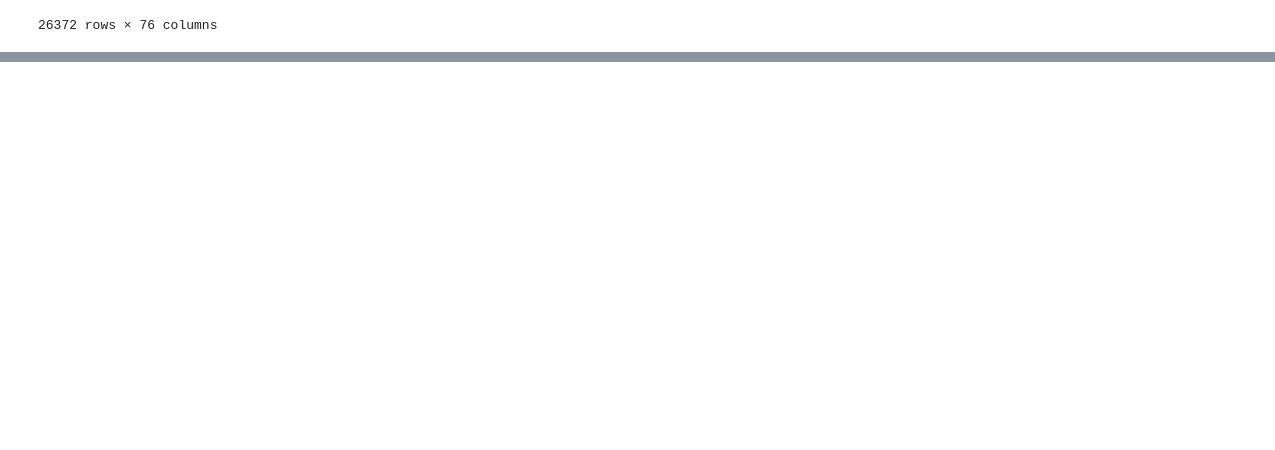
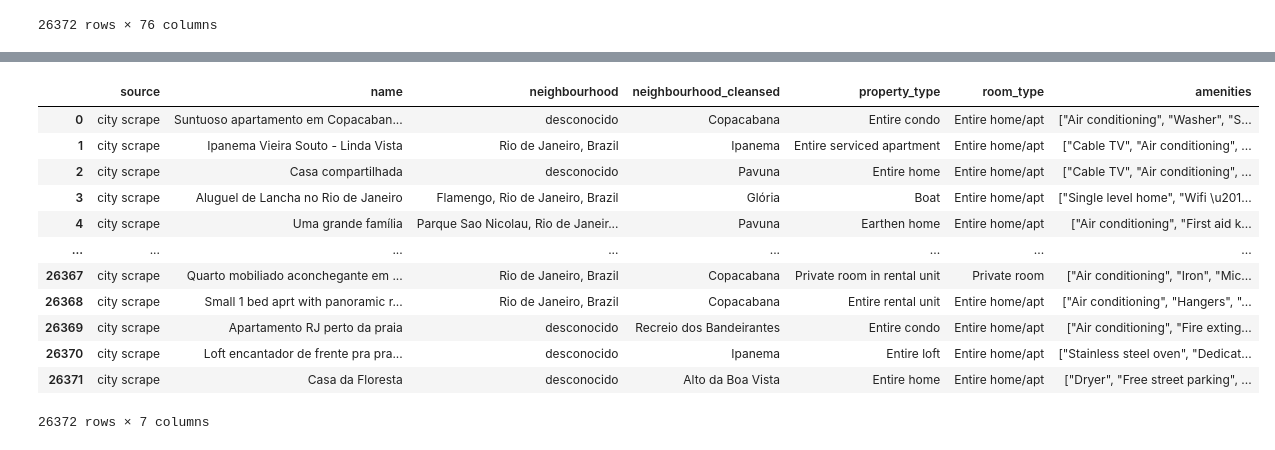
Before and after one commit to MaferLedmar/Reto_Airbnb, a Jupyter notebook: limpieza.ipynb, the cells around one changed output, grey strips where cells are left out. Cells and saved outputs as stored; diff of their text form; code cells hidden in the pictures; blank space fills up the shorter version.

```diff
--- a/limpieza.ipynb
+++ b/limpieza.ipynb
@@ -29,0 +66,33 @@ SyntaxError: invalid syntax (1150914754.py, line 1)
+# %%
+#Copia del dataframe
+df3=df2.copy()
+
+#Sutituimos valores nulos con "desconocido" para columnas de tipo "string"
+df3=df3.iloc[ : , [0,1, 10,11,14,15,20]]
+df3.fillna("desconocido")
+
+#Sustituir valores nulos con promedio
+df3["host_response_time"]=df3["host_response_time"].fillna(round(df2["host_response_time"].mean(),1))
+df3["host_response_rate"]=df3["host_response_rate"].fillna(round(df2["host_response_rate"].mean(),1))
+df3["host_acceptance_rate"]=df3["host_acceptance_rate"].fillna(round(df2["host_acceptance_rate"].mean(),1))
+df3["host_listings_count"]=df3["host_listings_count"].fillna(round(df2["host_listings_count"].mean(),1))
+df3["host_total_listings_count "]=df3["host_total_listings_count "].fillna(round(df2["host_total_listings_count "].mean(),1))
+df3[""]=df3[""].fillna(round(df2[""].mean(),1))
+df3[""]=df3[""].fillna(round(df2[""].mean(),1))
+df3[""]=df3[""].fillna(round(df2[""].mean(),1))
+
+df3
+# %% [output]
+|  | source | name | neighbourhood | neighbourhood_cleansed | property_type | room_type | amenities |
+| 0 | city scrape | Suntuoso apartamento em Copacaban... | desconocido | Copacabana | Entire condo | Entire home/apt | ["Air conditioning", "Washer", "S... |
+| 1 | city scrape | Ipanema Vieira Souto - Linda Vista | Rio de Janeiro, Brazil | Ipanema | Entire serviced apartment | Entire home/apt | ["Cable TV", "Air conditioning", ... |
+| 2 | city scrape | Casa compartilhada | desconocido | Pavuna | Entire home | Entire home/apt | ["Cable TV", "Air conditioning", ... |
+| 3 | city scrape | Aluguel de Lancha no Rio de Janeiro | Flamengo, Rio de Janeiro, Brazil | Glória | Boat | Entire home/apt | ["Single level home", "Wifi \u201... |
+| 4 | city scrape | Uma grande família | Parque Sao Nicolau, Rio de Janeir... | Pavuna | Earthen home | Entire home/apt | ["Air conditioning", "First aid k... |
+| ... | ... | ... | ... | ... | ... | ... | ... |
+| 26367 | city scrape | Quarto mobiliado aconchegante em ... | Rio de Janeiro, Brazil | Copacabana | Private room in rental unit | Private room | ["Air conditioning", "Iron", "Mic... |
+| 26368 | city scrape | Small 1 bed aprt with panoramic r... | Rio de Janeiro, Brazil | Copacabana | Entire rental unit | Entire home/apt | ["Air conditioning", "Hangers", "... |
+| 26369 | city scrape | Apartamento RJ perto da praia | desconocido | Recreio dos Bandeirantes | Entire condo | Entire home/apt | ["Air conditioning", "Fire exting... |
+| 26370 | city scrape | Loft encantador de frente pra pra... | desconocido | Ipanema | Entire loft | Entire home/apt | ["Stainless steel oven", "Dedicat... |
+| 26371 | city scrape | Casa da Floresta | desconocido | Alto da Boa Vista | Entire home | Entire home/apt | ["Dryer", "Free street parking", ... |
+26372 rows × 7 columns
```
Also changed, not shown: parts of 3 cells of this notebook.
